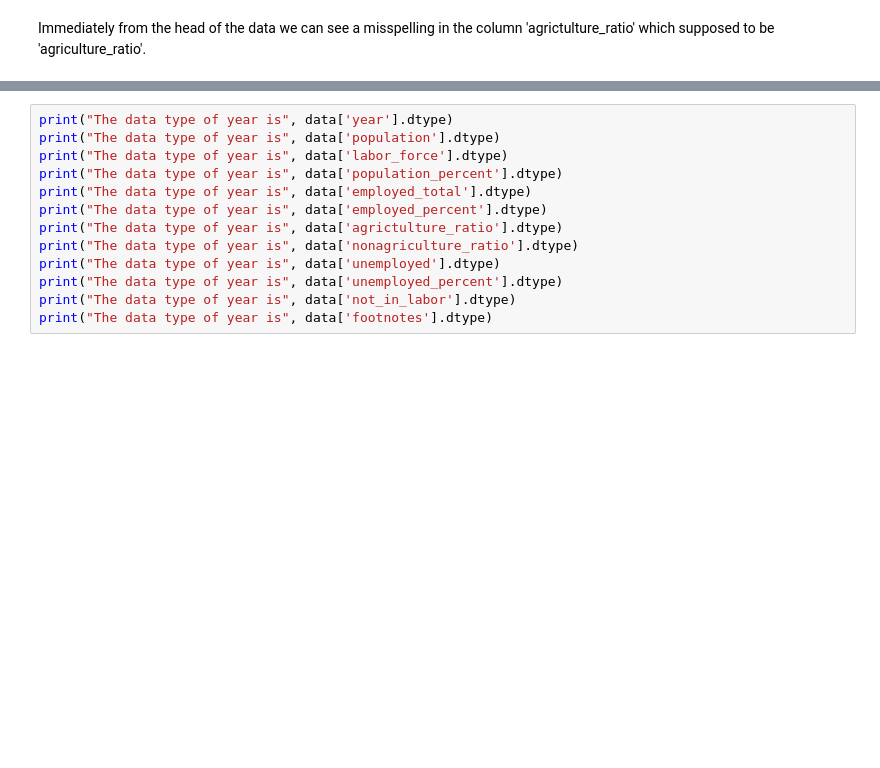
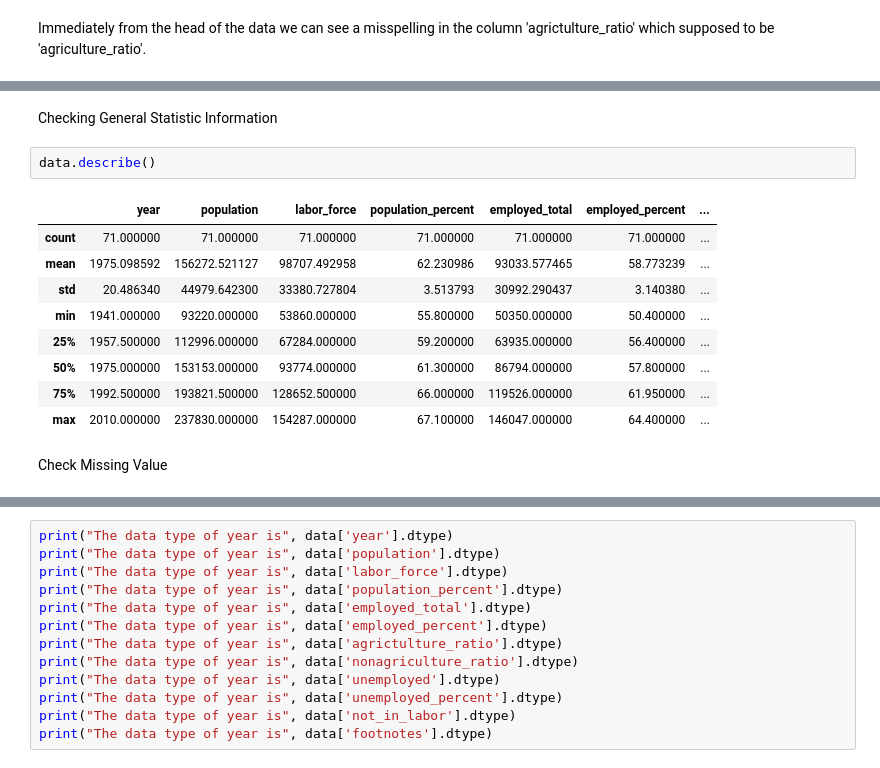
Before and after one commit to JinnOppa/Crime-Rate-LA, a Jupyter notebook: Analysis.ipynb, the cells around one changed output, grey strips where cells are left out. Saved outputs shown, nothing was run; the diff lists cells and outputs as text; blank space fills up the shorter version.

Commit message:
update EDA.1
Missing value, type, general statistic, dimension.

```diff
--- a/Analysis.ipynb
+++ b/Analysis.ipynb
@@ -45,0 +87,16 @@ Immediately from the head of the data we can see a misspelling in the column 'ag
+# %% [markdown]
+Checking General Statistic Information
+# %%
+data.describe()
+# %% [output]
+|  | year | population | labor_force | population_percent | employed_total | employed_percent | ... |
+| count | 71.000000 | 71.000000 | 71.000000 | 71.000000 | 71.000000 | 71.000000 | ... |
+| mean | 1975.098592 | 156272.521127 | 98707.492958 | 62.230986 | 93033.577465 | 58.773239 | ... |
+| std | 20.486340 | 44979.642300 | 33380.727804 | 3.513793 | 30992.290437 | 3.140380 | ... |
+| min | 1941.000000 | 93220.000000 | 53860.000000 | 55.800000 | 50350.000000 | 50.400000 | ... |
+| 25% | 1957.500000 | 112996.000000 | 67284.000000 | 59.200000 | 63935.000000 | 56.400000 | ... |
+| 50% | 1975.000000 | 153153.000000 | 93774.000000 | 61.300000 | 86794.000000 | 57.800000 | ... |
+| 75% | 1992.500000 | 193821.500000 | 128652.500000 | 66.000000 | 119526.000000 | 61.950000 | ... |
+| max | 2010.000000 | 237830.000000 | 154287.000000 | 67.100000 | 146047.000000 | 64.400000 | ... |
+# %% [markdown]
+Check Missing Value
```
Also changed, not shown: parts of 11 cells of this notebook.
